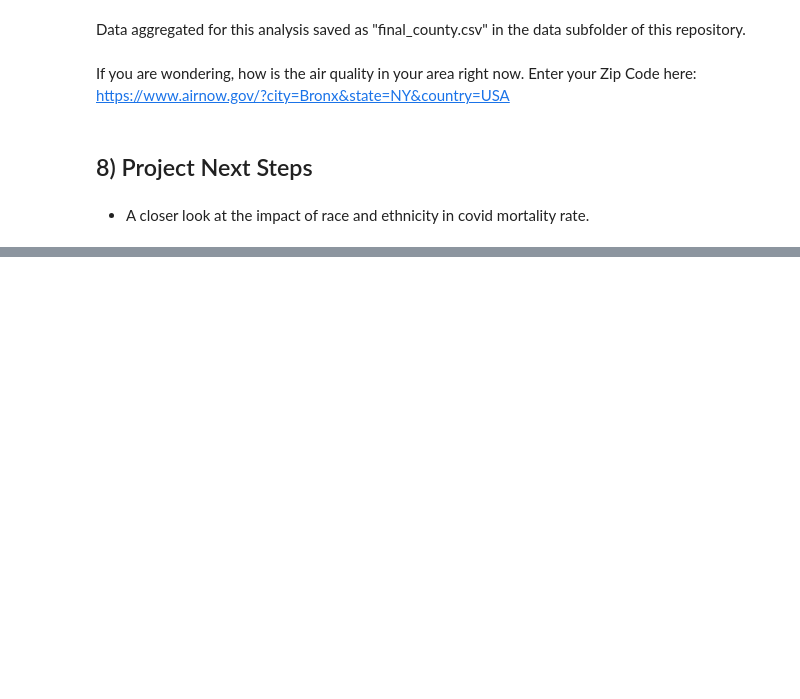
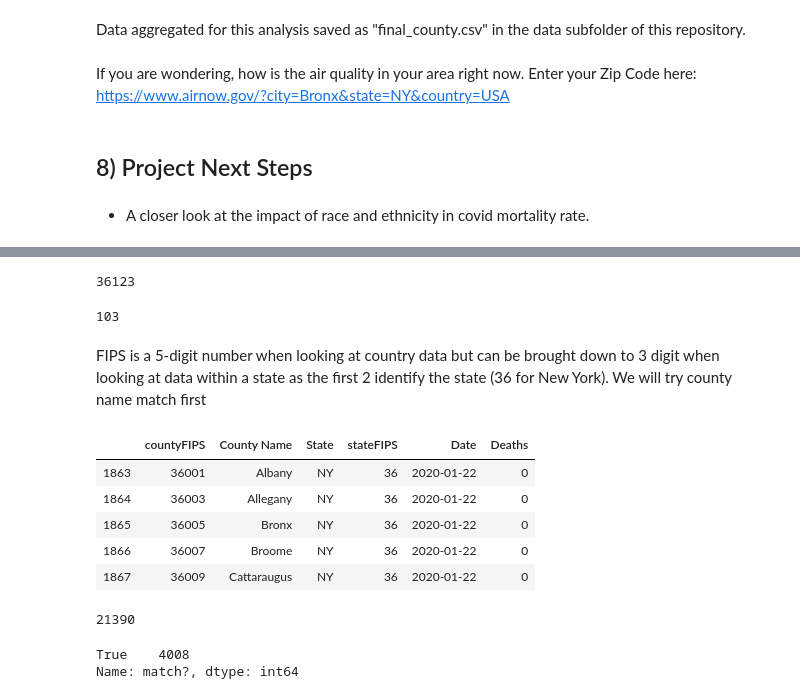
Before and after one commit to rachelleperez/Does_air_quality_affect_COVID-19_mortality, a Jupyter notebook: covid_vs_air_quality.ipynb, the cells around one changed output, grey strips where cells are left out. Saved outputs shown, nothing was run; the diff lists cells and outputs as text; code cells hidden in the pictures; blank space fills up the shorter version.

```diff
--- a/covid_vs_air_quality.ipynb
+++ b/covid_vs_air_quality.ipynb
@@ -2842,0 +2973,10 @@ If you are wondering, how is the air quality in your area right now. Enter your
+# %%
+covid_daily['countyFIPS'].max()
+# %% [output]
+36123
+# %%
+air_2020['COUNTY_CODE'].max()
+# %% [output]
+103
+# %% [markdown]
+FIPS is a 5-digit number when looking at country data but can be brought down to 3 digit when looking at data within a state as the first 2 identify the state (36 for New York). We will try county name match first
@@ -2842,0 +2986,20 @@ If you are wondering, how is the air quality in your area right now. Enter your
+# %%
+covid_daily.head()
+# %% [output]
+|  | countyFIPS | County Name | State | stateFIPS | Date | Deaths |
+| 1863 | 36001 | Albany | NY | 36 | 2020-01-22 | 0 |
+| 1864 | 36003 | Allegany | NY | 36 | 2020-01-22 | 0 |
+| 1865 | 36005 | Bronx | NY | 36 | 2020-01-22 | 0 |
+| 1866 | 36007 | Broome | NY | 36 | 2020-01-22 | 0 |
+| 1867 | 36009 | Cattaraugus | NY | 36 | 2020-01-22 | 0 |
+# %%
+len(covid_daily)
+# %% [output]
+21390
+# %%
+#Confirm all county names in air_quality values have a match in the county_daily df
+air_2020['match?'] = np.where(air_2020['COUNTY'].isin(covid_daily['County Name']) == True,True, False)
+air_2020['match?'].value_counts()
+# %% [output]
+True    4008
+Name: match?, dtype: int64
```
Also changed, not shown: parts of 35 cells of this notebook, 2 other files.
